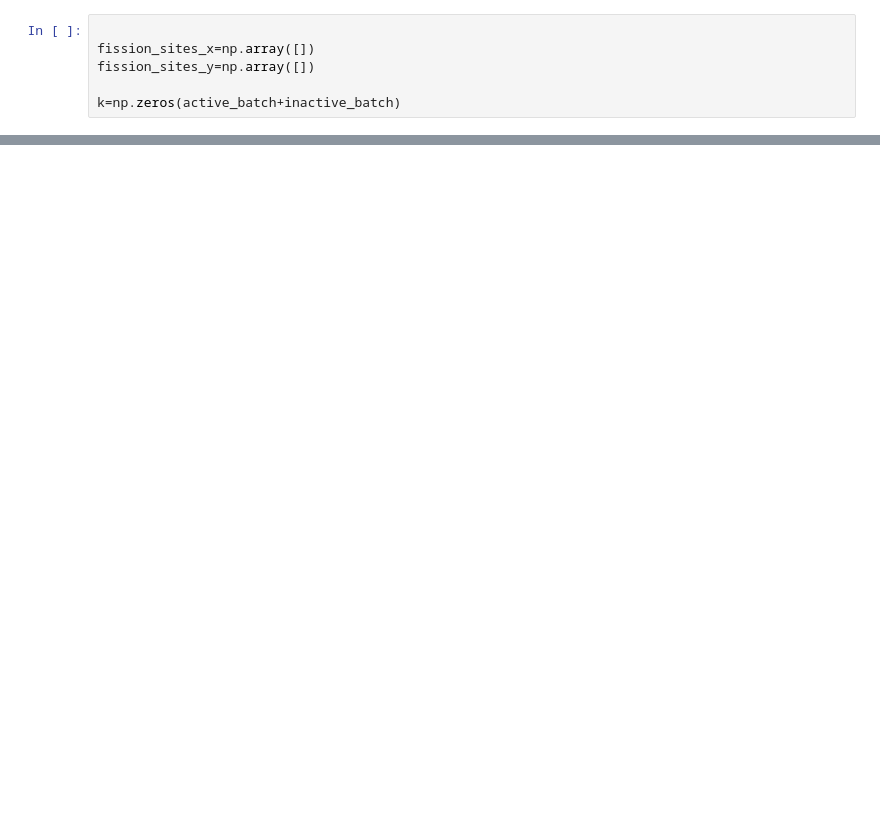
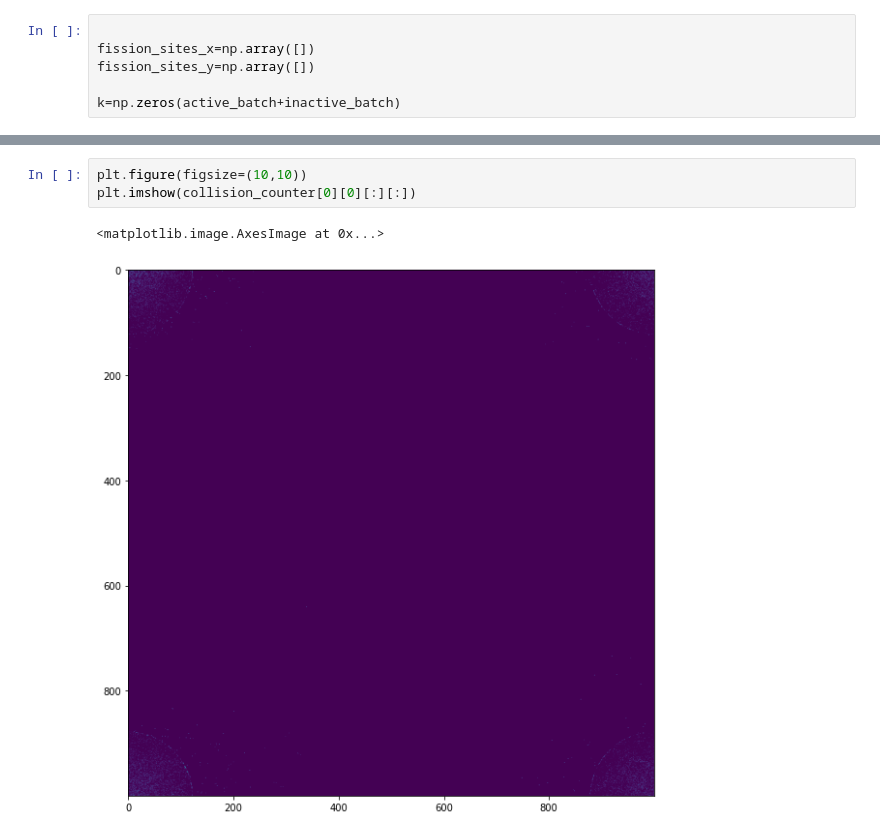
Before and after one commit to magnoxemo/mesh_amalgamation_test, a Jupyter notebook: src/main.ipynb, the cells around one changed output, grey strips where cells are left out. Cells and saved outputs as stored; diff of their text form; blank space fills up the shorter version.

```diff
--- a/src/main.ipynb
+++ b/src/main.ipynb
@@ -308,0 +314,6 @@ plt.plot(fission_sites_x,fission_sites_y)
+# %%
+plt.figure(figsize=(10,10))
+plt.imshow(collision_counter[0][0][:][:])
+# %% [output]
+<matplotlib.image.AxesImage at 0x...>
+[figure, added]
```
Also changed, not shown: parts of 15 cells of this notebook, 1 other file.
